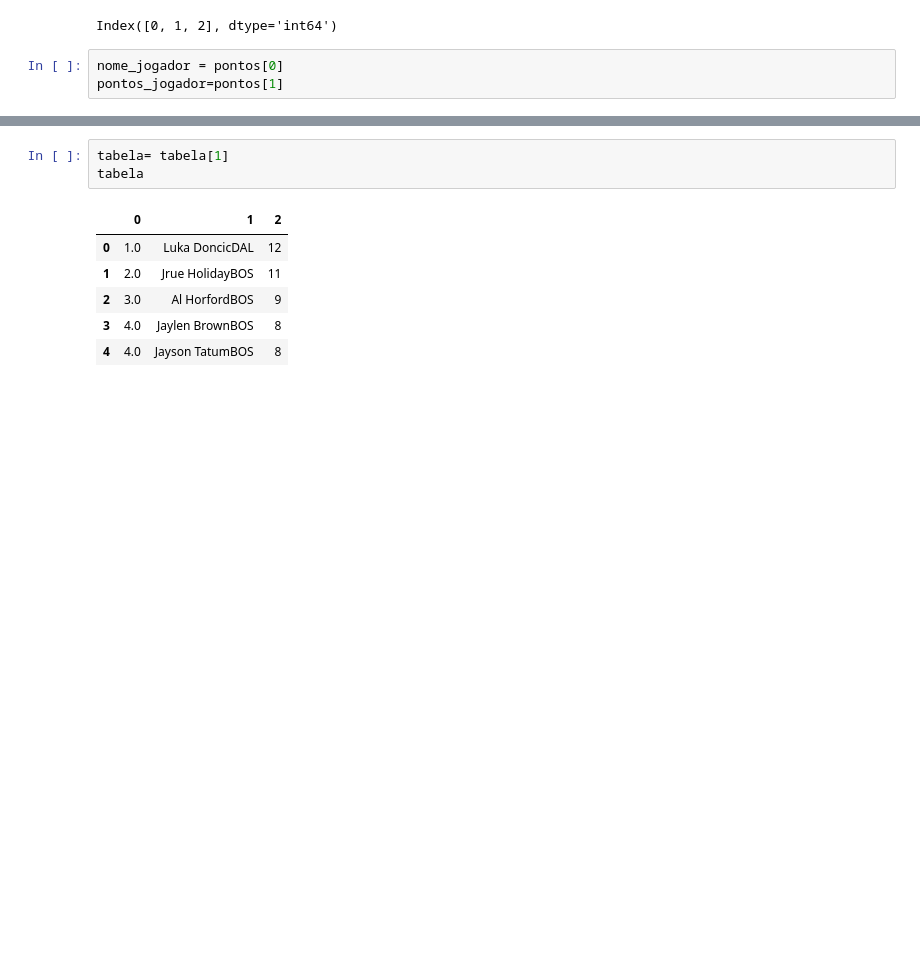
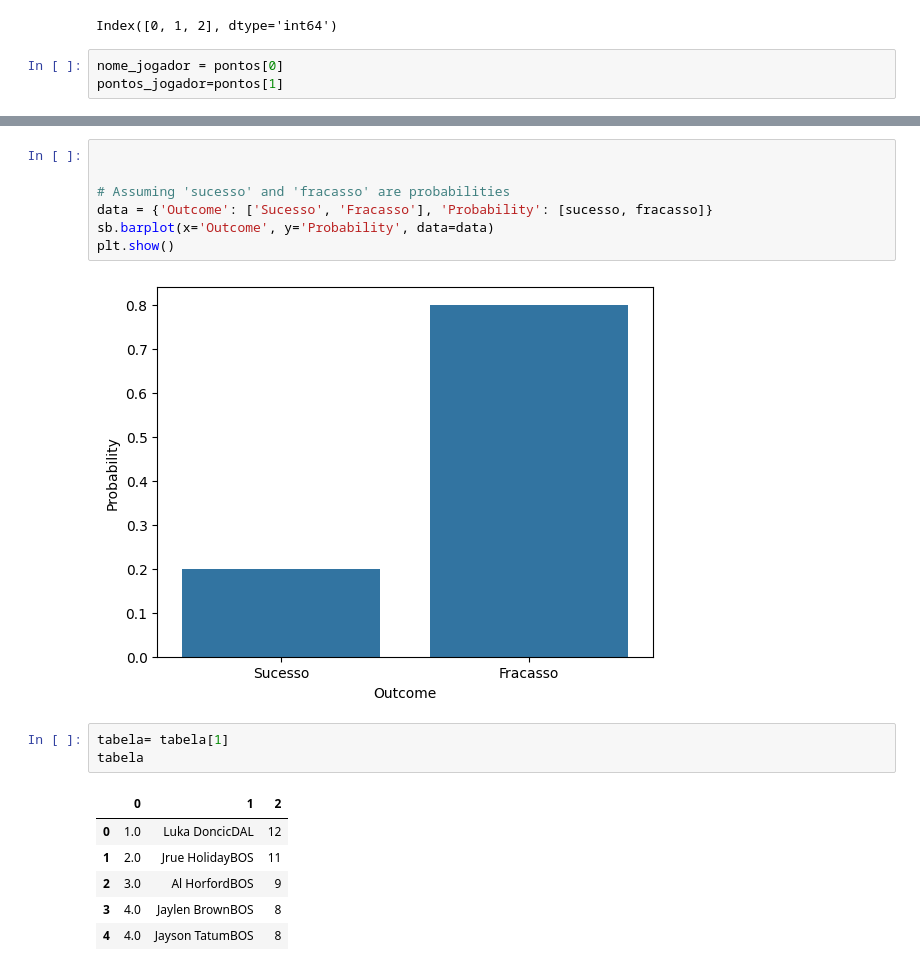
Before and after one commit to jeniferGoncalvesDaSilvaDev/nba-stats-scraping, a Jupyter notebook: nba_stats_scraping.ipynb, the cells around one changed output, grey strips where cells are left out. Saved outputs shown, nothing was run; the diff lists cells and outputs as text; blank space fills up the shorter version.

```diff
--- a/nba_stats_scraping.ipynb
+++ b/nba_stats_scraping.ipynb
@@ -65,3 +84,12 @@ plt.bar(pontos_jogador,nome_jogador)
+# %%
+
+
+# Assuming 'sucesso' and 'fracasso' are probabilities
+data = {'Outcome': ['Sucesso', 'Fracasso'], 'Probability': [sucesso, fracasso]}
+sb.barplot(x='Outcome', y='Probability', data=data)
+plt.show()
+# %% [output]
+[figure, added]
 # %%
 tabela= tabela[1]
 tabela
```
Also changed, not shown: parts of 4 cells of this notebook.
